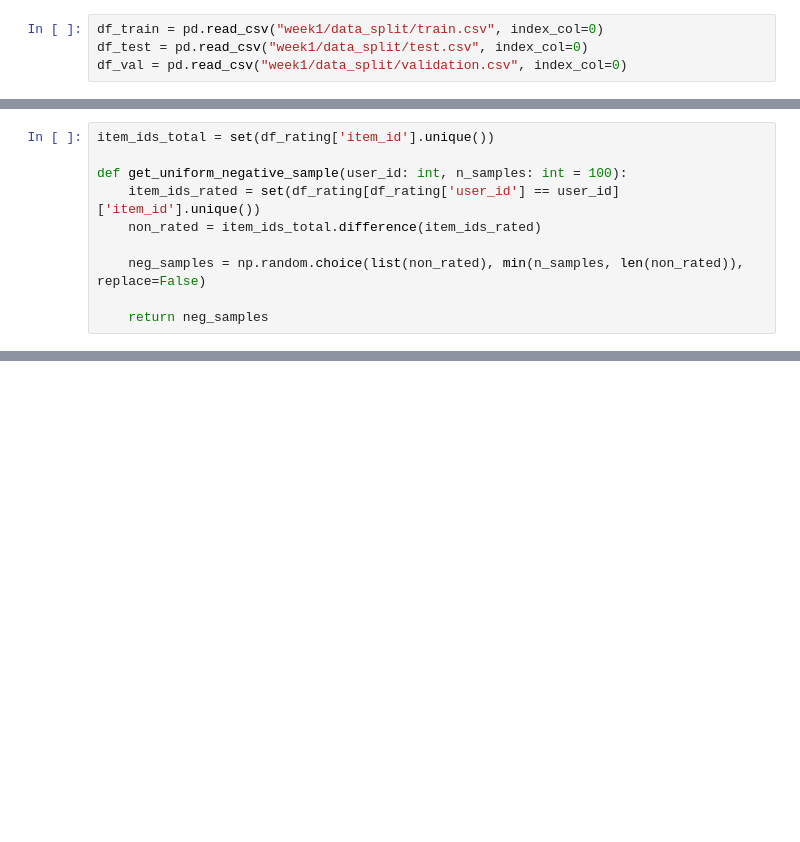
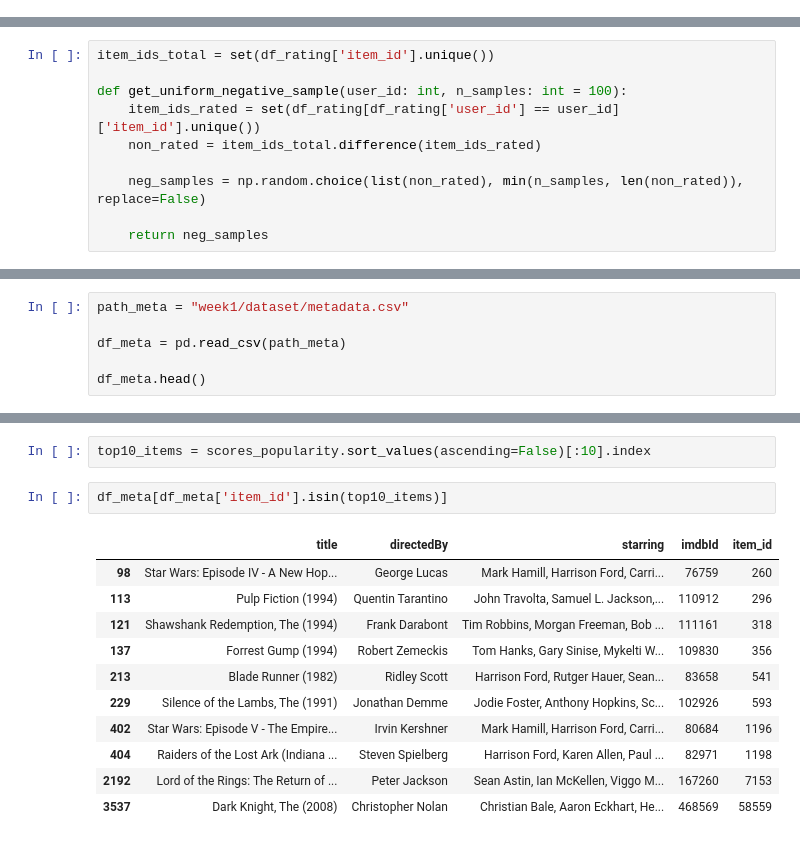
Before and after one commit to tommyjohn1001/master-hw, a Jupyter notebook: week1/assignment1.ipynb, the cells around one changed output, grey strips where cells are left out. Drawn from its saved outputs; the diff is of its cells as text; blank space fills up the shorter version.

```diff
--- a/week1/assignment1.ipynb
+++ b/week1/assignment1.ipynb
@@ -81,7 +82,3 @@ for user_id in df_rating['user_id'].unique():
     tests.append(df_test_)
 # %%
 df_train, df_test = pd.concat(trains), pd.concat(tests)
-# %%
-df_train = pd.read_csv("week1/data_split/train.csv", index_col=0)
-df_test = pd.read_csv("week1/data_split/test.csv", index_col=0)
-df_val = pd.read_csv("week1/data_split/validation.csv", index_col=0)
@@ -172,0 +164,6 @@ np.mean(ndcg_popularity)
+# %%
+path_meta = "week1/dataset/metadata.csv"
+
+df_meta = pd.read_csv(path_meta)
+
+df_meta.head()
@@ -172,0 +177,16 @@ np.mean(ndcg_popularity)
+# %%
+top10_items = scores_popularity.sort_values(ascending=False)[:10].index
+# %%
+df_meta[df_meta['item_id'].isin(top10_items)]
+# %% [output]
+|  | title | directedBy | starring | imdbId | item_id |
+| 98 | Star Wars: Episode IV - A New Hop... | George Lucas | Mark Hamill, Harrison Ford, Carri... | 76759 | 260 |
+| 113 | Pulp Fiction (1994) | Quentin Tarantino | John Travolta, Samuel L. Jackson,... | 110912 | 296 |
+| 121 | Shawshank Redemption, The (1994) | Frank Darabont | Tim Robbins, Morgan Freeman, Bob ... | 111161 | 318 |
+| 137 | Forrest Gump (1994) | Robert Zemeckis | Tom Hanks, Gary Sinise, Mykelti W... | 109830 | 356 |
+| 213 | Blade Runner (1982) | Ridley Scott | Harrison Ford, Rutger Hauer, Sean... | 83658 | 541 |
+| 229 | Silence of the Lambs, The (1991) | Jonathan Demme | Jodie Foster, Anthony Hopkins, Sc... | 102926 | 593 |
+| 402 | Star Wars: Episode V - The Empire... | Irvin Kershner | Mark Hamill, Harrison Ford, Carri... | 80684 | 1196 |
+| 404 | Raiders of the Lost Ark (Indiana ... | Steven Spielberg | Harrison Ford, Karen Allen, Paul ... | 82971 | 1198 |
+| 2192 | Lord of the Rings: The Return of ... | Peter Jackson | Sean Astin, Ian McKellen, Viggo M... | 167260 | 7153 |
+| 3537 | Dark Knight, The (2008) | Christopher Nolan | Christian Bale, Aaron Eckhart, He... | 468569 | 58559 |
```
Also changed, not shown: parts of 9 cells of this notebook, 4 other files.
